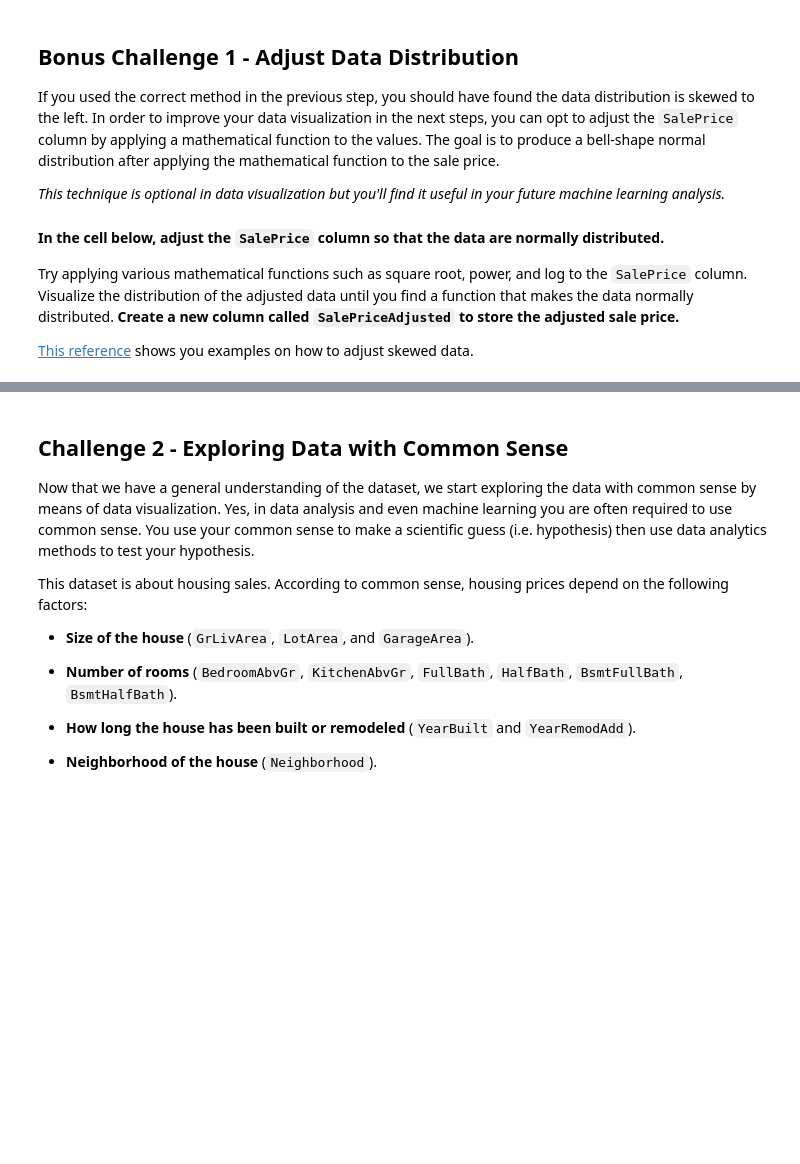
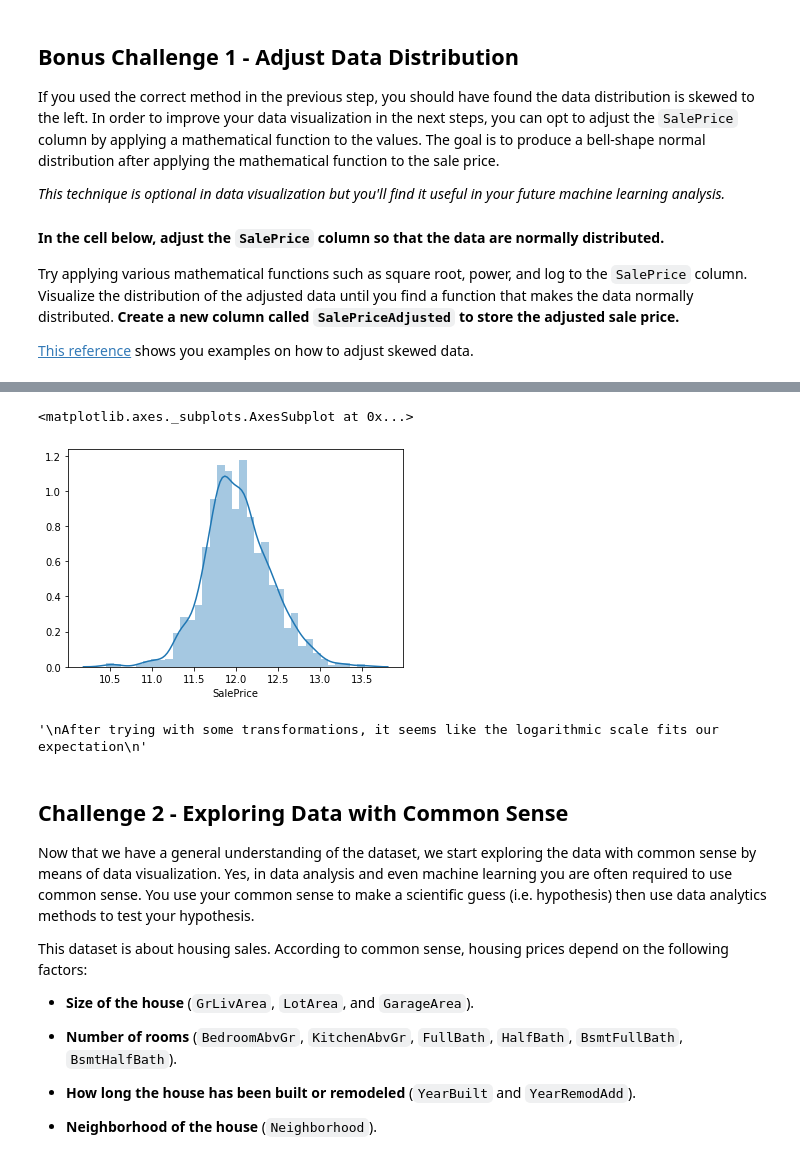
Before and after one commit to ta-datapt-bcn/lab-storytelling-data-visualization, a Jupyter notebook: your-code/main.ipynb, the cells around one changed output, grey strips where cells are left out. Saved outputs shown, nothing was run; the diff lists cells and outputs as text; code cells hidden in the pictures; blank space fills up the shorter version.

```diff
--- a/your-code/main.ipynb
+++ b/your-code/main.ipynb
@@ -79,0 +119,13 @@ Try applying various mathematical functions such as square root, power, and log
+# %%
+price_exp = df.SalePrice.apply(np.log)
+# %%
+sns.distplot(price_exp)
+# %% [output]
+<matplotlib.axes._subplots.AxesSubplot at 0x...>
+[figure, added]
+# %%
+"""
+After trying with some transformations, it seems like the logarithmic scale fits our expectation
+"""
+# %% [output]
+'\nAfter trying with some transformations, it seems like the logarithmic scale fits our expectation\n'
```
Also changed, not shown: parts of 30 cells of this notebook.
